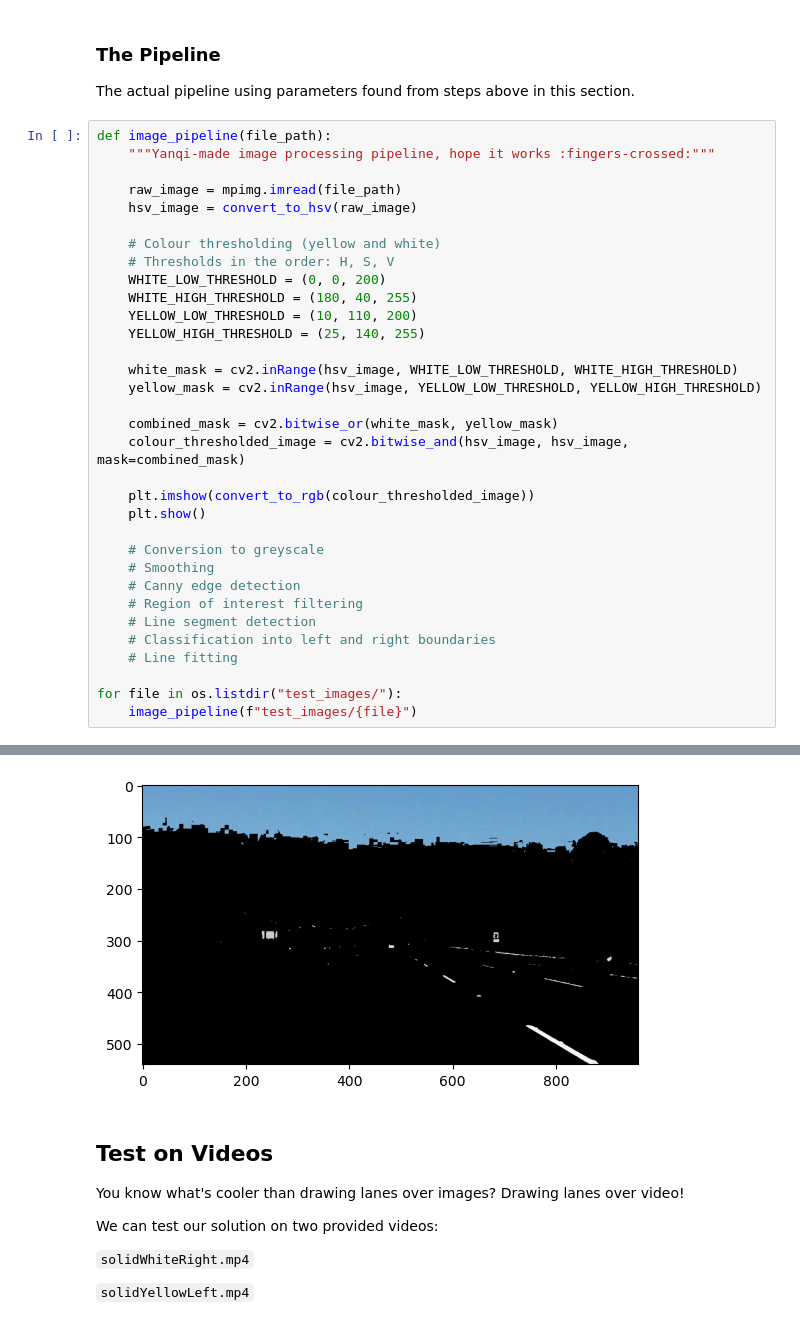
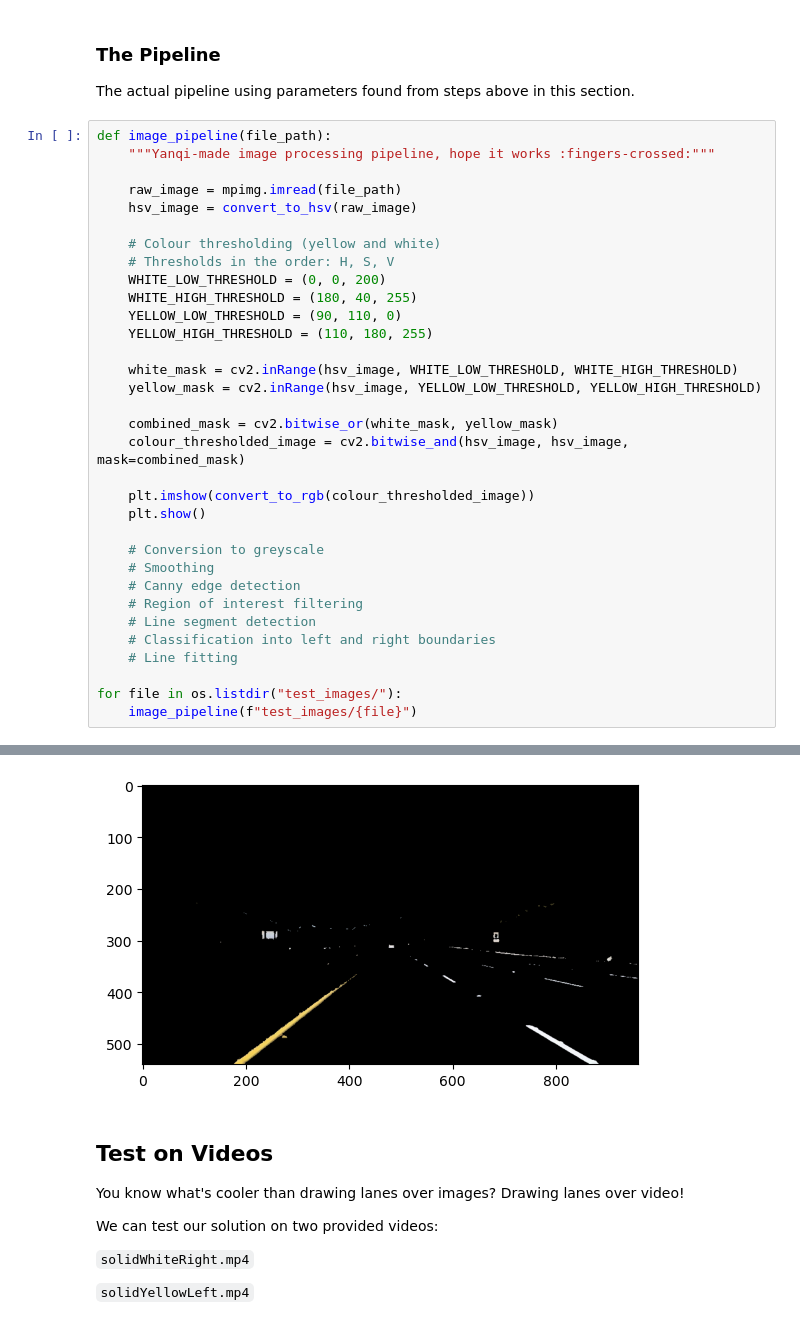
Before and after one commit to YoungKeyKai/CarND-LaneLines-P1, a Jupyter notebook: P1.ipynb, the cells around one changed output, grey strips where cells are left out. Drawn from its saved outputs; the diff is of its cells as text.

Commit message:
More finalized thresholding

```diff
--- a/P1.ipynb
+++ b/P1.ipynb
@@ -246,8 +246,8 @@ def image_pipeline(file_path):
     # Thresholds in the order: H, S, V
     WHITE_LOW_THRESHOLD = (0, 0, 200)
     WHITE_HIGH_THRESHOLD = (180, 40, 255)
-    YELLOW_LOW_THRESHOLD = (10, 110, 200)
-    YELLOW_HIGH_THRESHOLD = (25, 140, 255)
+    YELLOW_LOW_THRESHOLD = (90, 110, 0)
+    YELLOW_HIGH_THRESHOLD = (110, 180, 255)
 
     white_mask = cv2.inRange(hsv_image, WHITE_LOW_THRESHOLD, WHITE_HIGH_THRESHOLD)
     yellow_mask = cv2.inRange(hsv_image, YELLOW_LOW_THRESHOLD, YELLOW_HIGH_THRESHOLD)
@@ -277,4 +277,4 @@ for file in os.listdir("test_images/"):
-[figure, old version]
+[figure, new version]
 # %% [markdown]
 ## Test on Videos
 
```
Also changed, not shown: parts of 1 cell of this notebook.
